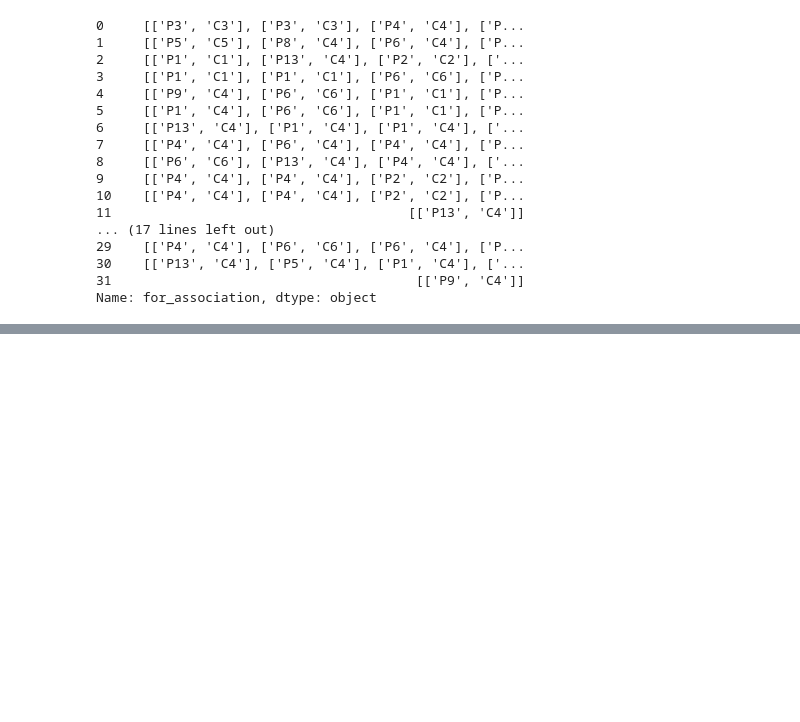
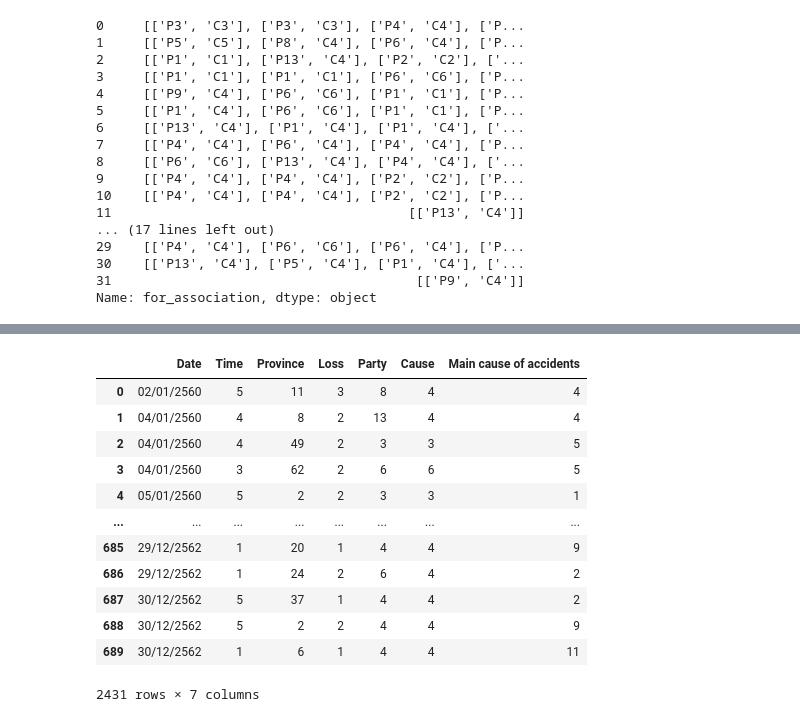
Before and after one commit to Thippawan72/BSC_DPDM23, a Jupyter notebook: Group_project2.ipynb, the cells around one changed output, grey strips where cells are left out. Cells and saved outputs as stored; diff of their text form; code cells hidden in the pictures; blank space fills up the shorter version.

```diff
--- a/Group_project2.ipynb
+++ b/Group_project2.ipynb
@@ -324,7 +261,7 @@ data_truck_60000.head()
 # %% [markdown]
 # Data truck 2561
 # %%
-data_2561 = pd.read_excel('/content/drive/MyDrive/BSC_DPDM23_Data/ข้อมูลอุบัติเหตุรถบรรทุก (5).xlsx', sheet_name = 2)
+data_2561 = pd.read_excel('/content/drive/MyDrive/BSC_DPDM23_Data/Data_Truck-2.xlsx', sheet_name = 2)
 data_2561.head()
 # %% [output]
 |  | Date | Time | Province | Loss | Party | Cause | Main cause of accidents |
@@ -552,7 +489,7 @@ data_truck_611.head()
 # %% [markdown]
 # Data truck 2562
 # %%
-data_2562 = pd.read_excel('/content/drive/MyDrive/BSC_DPDM23_Data/ข้อมูลอุบัติเหตุรถบรรทุก (5).xlsx', sheet_name = 3)
+data_2562 = pd.read_excel('/content/drive/MyDrive/BSC_DPDM23_Data/Data_Truck-2.xlsx', sheet_name = 3)
 data_2562.head()
 # %% [output]
 |  | Date | Time | Province | Loss | Party | Cause | Main cause of accidents |
@@ -1603,0 +1700,21 @@ RelationRecord(items=frozenset({"['P4', 'C4']", "['P13', 'C1']"}), support=0.593
+# %%
+# เปลี่ยนตัวแปรรถต้นเหตุ (Cause) เป็นตัวเลขที่กำหนดไว้
+data_truck_num = data_concat
+datacau = pd.DataFrame(data_concat)
+datacau['Cause'] = datacau['Cause'].apply(lambda x: x.strip())
+datacau['Cause'] = datacau['Cause'].replace({ 'C1': 1,
+    'C2': 2,
+    'C3': 3,
+    'C4': 4,
+    'C5': 5,
+    'C6': 6,
+    'C7': 7,
+    'C8': 8,
+    'C9': 9,
+    'C10': 10,
+    'C11': 11,
+    'C12': 12,
+    'C13': 13,
+    'C14': 14,
+    'C15': 15
+})
@@ -1603,0 +1742,18 @@ RelationRecord(items=frozenset({"['P4', 'C4']", "['P13', 'C1']"}), support=0.593
+# %%
+DATA_truck_df_for_tree = data_truck_num.copy()
+# %%
+DATA_truck_df_for_tree
+# %% [output]
+|  | Date | Time | Province | Loss | Party | Cause | Main cause of accidents |
+| 0 | 02/01/2560 | 5 | 11 | 3 | 8 | 4 | 4 |
+| 1 | 04/01/2560 | 4 | 8 | 2 | 13 | 4 | 4 |
+| 2 | 04/01/2560 | 4 | 49 | 2 | 3 | 3 | 5 |
+| 3 | 04/01/2560 | 3 | 62 | 2 | 6 | 6 | 5 |
+| 4 | 05/01/2560 | 5 | 2 | 2 | 3 | 3 | 1 |
+| ... | ... | ... | ... | ... | ... | ... | ... |
+| 685 | 29/12/2562 | 1 | 20 | 1 | 4 | 4 | 9 |
+| 686 | 29/12/2562 | 1 | 24 | 2 | 6 | 4 | 2 |
+| 687 | 30/12/2562 | 5 | 37 | 1 | 4 | 4 | 2 |
+| 688 | 30/12/2562 | 5 | 2 | 2 | 4 | 4 | 9 |
+| 689 | 30/12/2562 | 1 | 6 | 1 | 4 | 4 | 11 |
+2431 rows × 7 columns
```
Also changed, not shown: parts of 57 cells of this notebook.
